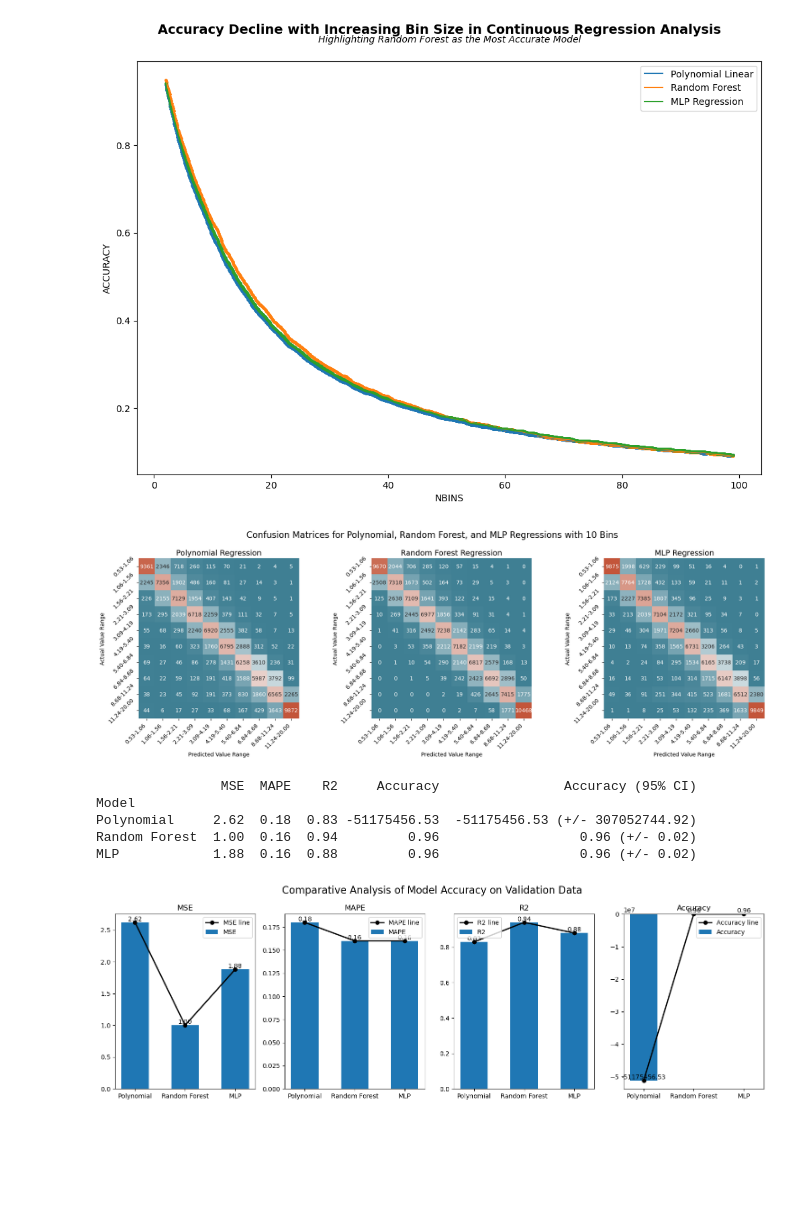
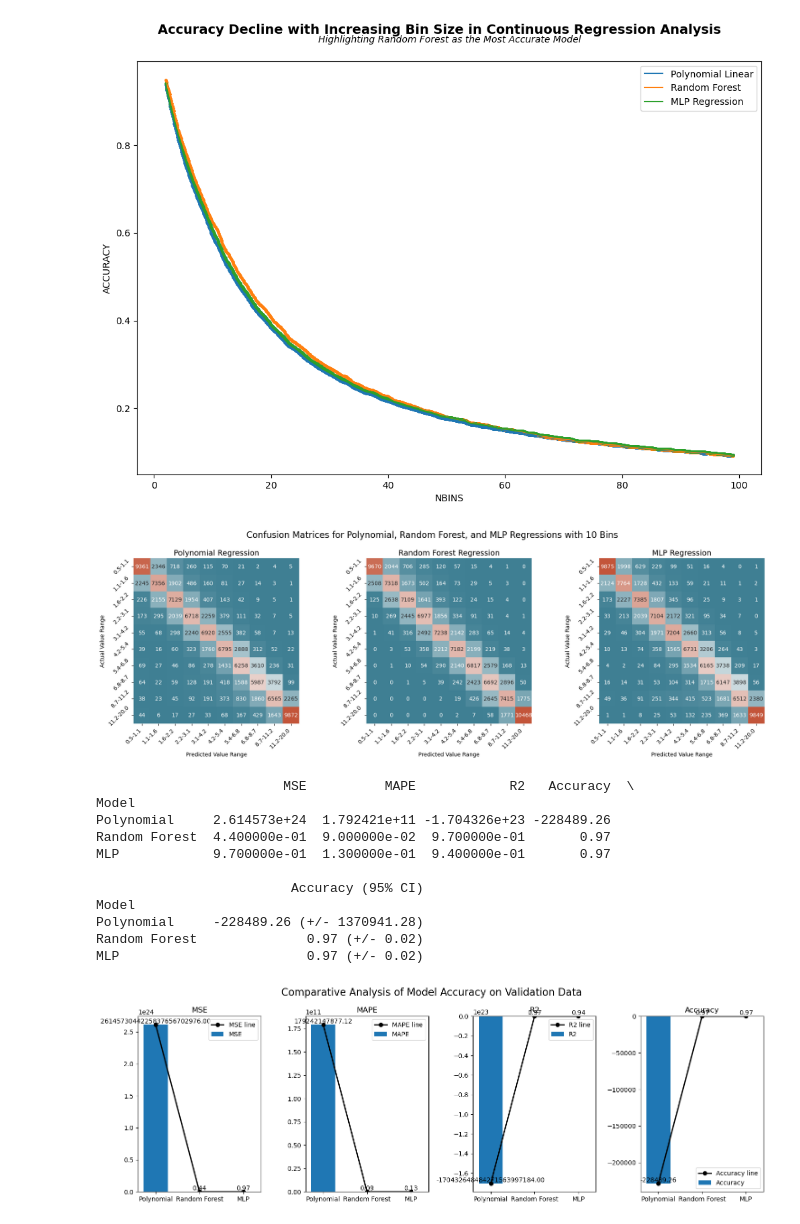
Before and after one commit to gugaumich/Diesel_Truck, a Jupyter notebook: Supervised_Learning.ipynb, the cells around one changed output. Cells and saved outputs as stored; diff of their text form; code cells hidden in the pictures; blank space fills up the shorter version.

```diff
--- a/Supervised_Learning.ipynb
+++ b/Supervised_Learning.ipynb
@@ -551,7 +551,7 @@ cmap = sns.diverging_palette(220, 20, as_cmap=True)
 titles = ['Polynomial Regression', 'Random Forest Regression', 'MLP Regression']
 cms = [cm_poly, cm_rf, cm_mlp]
 
-bin_labels = [f"{bins[i]:.2f}-{bins[i+1]:.2f}" for i in range(len(bins)-1)]
+bin_labels = [f"{bins[i]:.1f}-{bins[i+1]:.1f}" for i in range(len(bins)-1)]
 
 for ax, cm, title in zip(axes.flat, cms, titles):
     sns.heatmap(cm, annot=True, fmt='d', cmap=cmap, ax=ax, cbar=False, square=True)
@@ -561,10 +561,24 @@ for ax, cm, title in zip(axes.flat, cms, titles):
     ax.set_xticklabels(bin_labels, rotation=45, ha='right')
     ax.set_yticklabels(bin_labels, rotation=45)
 
-plt.tight_layout(rect=[0, 0.03, 1, 0.95]) # Adjust the rect to make space for the suptitle
+plt.tight_layout(rect=[0, 0.03, 1, 0.95])
 plt.show()
 # %% [output]
-[figure, old version]
+[figure, new version]
+# %%
+X_train_poly = poly_features.fit_transform(X_train_scaled)
+X_test_poly = poly_features.transform(X_test_scaled)
+X_val_poly = poly_features.transform(X_val_scaled)
+
+X_all = pd.concat([pd.DataFrame(X_train_scaled), pd.DataFrame(X_test_scaled), pd.DataFrame(X_val_scaled)])
+y_all = pd.concat([y_train, y_test, y_val])
+
+X_all_poly = pd.concat([pd.DataFrame(X_train_poly), pd.DataFrame(X_test_poly), pd.DataFrame(X_val_poly)])
+y_all_pred_poly = poly_model.predict(X_all_poly)
+y_all_pred_rf = rf_model.predict(X_all)
+y_all_pred_mlp = mlp_model.predict(X_all)
+
+# print(X_train_scaled.type())
 # %%
 # https://github.com/LNSOTOM/forestGISML/blob/master/polynomial_regression.py
 
@@ -593,12 +607,12 @@ def evaluate_model(model, X, y, y_pred, cv=10):
     return metrics
 
 results = []
-models = [('Polynomial', poly_model, X_combined_poly, y_combined_pred_poly),
-          ('Random Forest', rf_model, X_combined_scaled, y_combined_pred_rf),
-          ('MLP', mlp_model, X_combined_scaled, y_combined_pred_mlp)]
+models = [('Polynomial', poly_model, X_all_poly, y_all_pred_poly),
+          ('Random Forest', rf_model, X_all, y_all_pred_rf),
+          ('MLP', mlp_model, X_all, y_all_pred_mlp)]
 
 for name, model, X, y_pred in models:
-    result = evaluate_model(model, X, y_combined, y_pred)
+    result = evaluate_model(model, X, y_all, y_pred)
     result['Model'] = name
     results.append(result)
 
@@ -609,35 +623,41 @@ print(results_df)
 
 models = results_df.index
 # exclude "Accuracy (95% CI)"
 metrics = results_df.columns[:-1]
 
 index = np.arange(len(models))
 bar_width = 0.55
 
 fig, ax = plt.subplots(1, len(metrics), figsize=(15, 5))
 fig.suptitle('Comparative Analysis of Model Accuracy on Validation Data', fontsize=16)
 
 for i, metric in enumerate(metrics):
     model_scores = results_df[metric].values
     ax[i].bar(index, model_scores, bar_width, label=metric)
 
     ax[i].plot(index, model_scores, color='k', marker='o', linestyle='-', linewidth=2, markersize=6, label=f'{metric} line')
 
     for j, value in enumerate(model_scores):
         ax[i].text(index[j], value, f'{value:.2f}', ha='center', va='bottom')
 
     ax[i].set_title(metric)
     ax[i].set_xticks(index)
     # ax[i].set_xticklabels(models, rotation=45)
     ax[i].set_xticklabels(models)
     ax[i].legend()
 
 plt.tight_layout()
 plt.show()
 # %% [output]
-                MSE  MAPE    R2     Accuracy                Accuracy (95% CI)
+                        MSE          MAPE            R2   Accuracy  \
 Model
-Polynomial     2.62  0.18  0.83 -51175456.53  -51175456.53 (+/- 307052744.92)
-Random Forest  1.00  0.16  0.94         0.96                  0.96 (+/- 0.02)
-MLP            1.88  0.16  0.88         0.96                  0.96 (+/- 0.02)
+Polynomial     2.614573e+24  1.792421e+11 -1.704326e+23 -228489.26
+Random Forest  4.400000e-01  9.000000e-02  9.700000e-01       0.97
+MLP            9.700000e-01  1.300000e-01  9.400000e-01       0.97
+
+                         Accuracy (95% CI)
+Model
+Polynomial     -228489.26 (+/- 1370941.28)
+Random Forest              0.97 (+/- 0.02)
+MLP                        0.97 (+/- 0.02)
-[figure, old version]
+[figure, new version]
```
Also changed, not shown: parts of 3 cells of this notebook.
